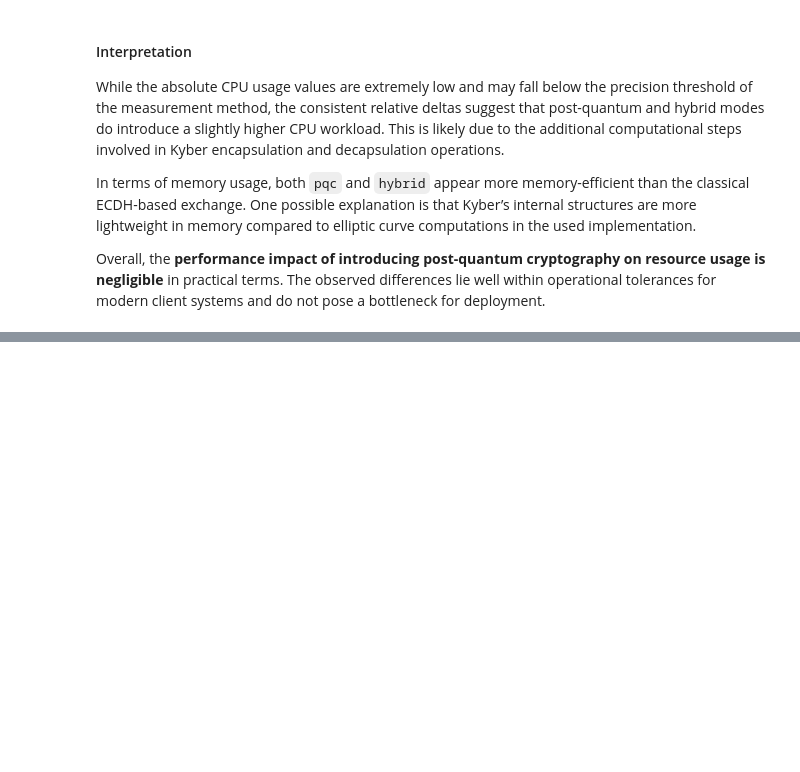
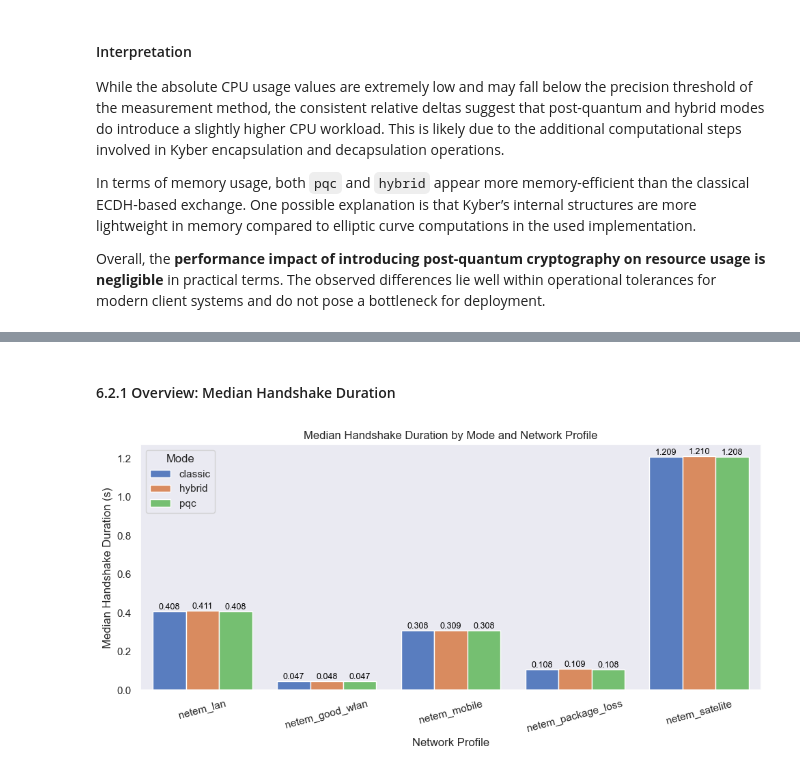
Before and after one commit to LucaBreh/HybridKEX, a Jupyter notebook: analytics/notebooks/03_analysis_and_visualization.ipynb, the cells around one changed output, grey strips where cells are left out. Drawn from its saved outputs; the diff is of its cells as text; code cells hidden in the pictures; blank space fills up the shorter version.

Commit message:
Handshake Duration by Mode and Network Profile analyisis added & minor bug fixes

```diff
--- a/analytics/notebooks/03_analysis_and_visualization.ipynb
+++ b/analytics/notebooks/03_analysis_and_visualization.ipynb
@@ -504,0 +550,4 @@ Overall, the **performance impact of introducing post-quantum cryptography on re
+# %%
+df_client = df_all[df_all["side"] == "client"]
+duration_summary = df_client.groupby(["netem", "mode"])["duration_sec"].median().reset_index()
+duration_summary.head(15)
@@ -504,0 +571,30 @@ Overall, the **performance impact of introducing post-quantum cryptography on re
+# %% [markdown]
+#### 6.2.1 Overview: Median Handshake Duration
+# %%
+# Prepare: median handshake duration per (netem, mode)
+duration_by_profile = df_client.groupby(["netem", "mode"])["duration_sec"].median().reset_index()
+
+# Order for visual consistency
+profile_order = ["netem_lan", "netem_good_wlan", "netem_mobile", "netem_package_loss", "netem_satelite"]
+duration_by_profile["netem"] = pd.Categorical(duration_by_profile["netem"], categories=profile_order, ordered=True)
+
+plt.figure(figsize=(10, 5))
+sns.barplot(data=duration_by_profile, x="netem", y="duration_sec", hue="mode", palette="muted", order=profile_order)
+plt.title("Median Handshake Duration by Mode and Network Profile")
+plt.ylabel("Median Handshake Duration (s)")
+plt.xlabel("Network Profile")
+plt.xticks(rotation=15)
+plt.grid(axis="y")
+plt.legend(title="Mode")
+
+# Optional: annotate values
+for i, bar in enumerate(plt.gca().patches):
+    height = bar.get_height()
+    if height > 0:
+        plt.gca().annotate(f"{height:.3f}", (bar.get_x() + bar.get_width() / 2, height),
+                           ha='center', va='bottom', fontsize=9, color='black')
+
+plt.tight_layout()
+plt.show()
+# %% [output]
+[figure, added]
```
Also changed, not shown: parts of 18 cells of this notebook, 5 other files.
